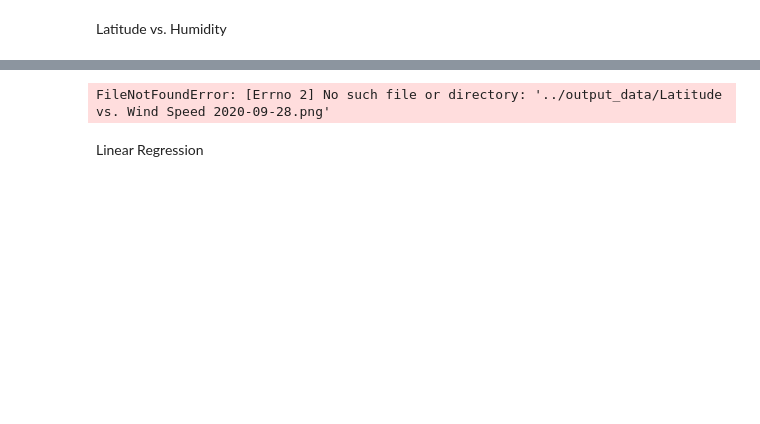
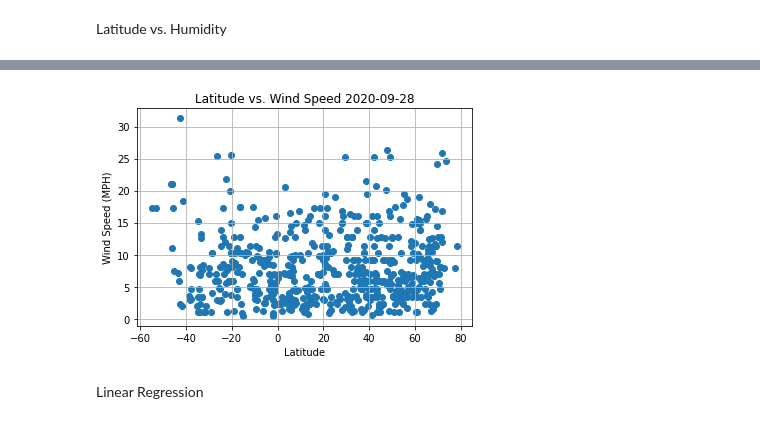
Before and after one commit to sarahgrant11/pythonAPIs-challenge, a Jupyter notebook: WeatherPy.ipynb, the cells around one changed output, grey strips where cells are left out. Saved outputs shown, nothing was run; the diff lists cells and outputs as text; code cells hidden in the pictures; blank space fills up the shorter version.

```diff
--- a/WeatherPy.ipynb
+++ b/WeatherPy.ipynb
@@ -243,18 +293,18 @@ FileNotFoundError: [Errno 2] No such file or directory: '../output_data/Latitude
 # %%
 #creating var for windspeed
-y4 = scatterplotdata['Windspeed']
+y4 = scatterplotdata['Wind Speed']
 #creating scatter plot
 plt.scatter(x,y4)
 #adding title/labesl
 plt.xlabel('Latitude')
 plt.ylabel('Wind Speed (MPH)')
 plt.title(f'Latitude vs. Wind Speed {today}')
 plt.grid()
-#saving figure
-plt.savefig(f'../output_data/Latitude vs. Wind Speed {today}.png')
+
+plt.savefig("/Users/sarahgrant/Desktop/BCHomeworks/pythonAPIs-challenge/WeatherPy/dataforscatterplots/Fig4.png")
 plt.show()
 # %% [output]
-FileNotFoundError: [Errno 2] No such file or directory: '../output_data/Latitude vs. Wind Speed 2020-09-28.png'
+[figure, added]
 # %% [markdown]
 Linear Regression
 # %%
```
Also changed, not shown: parts of 24 cells of this notebook, 10 other files.
